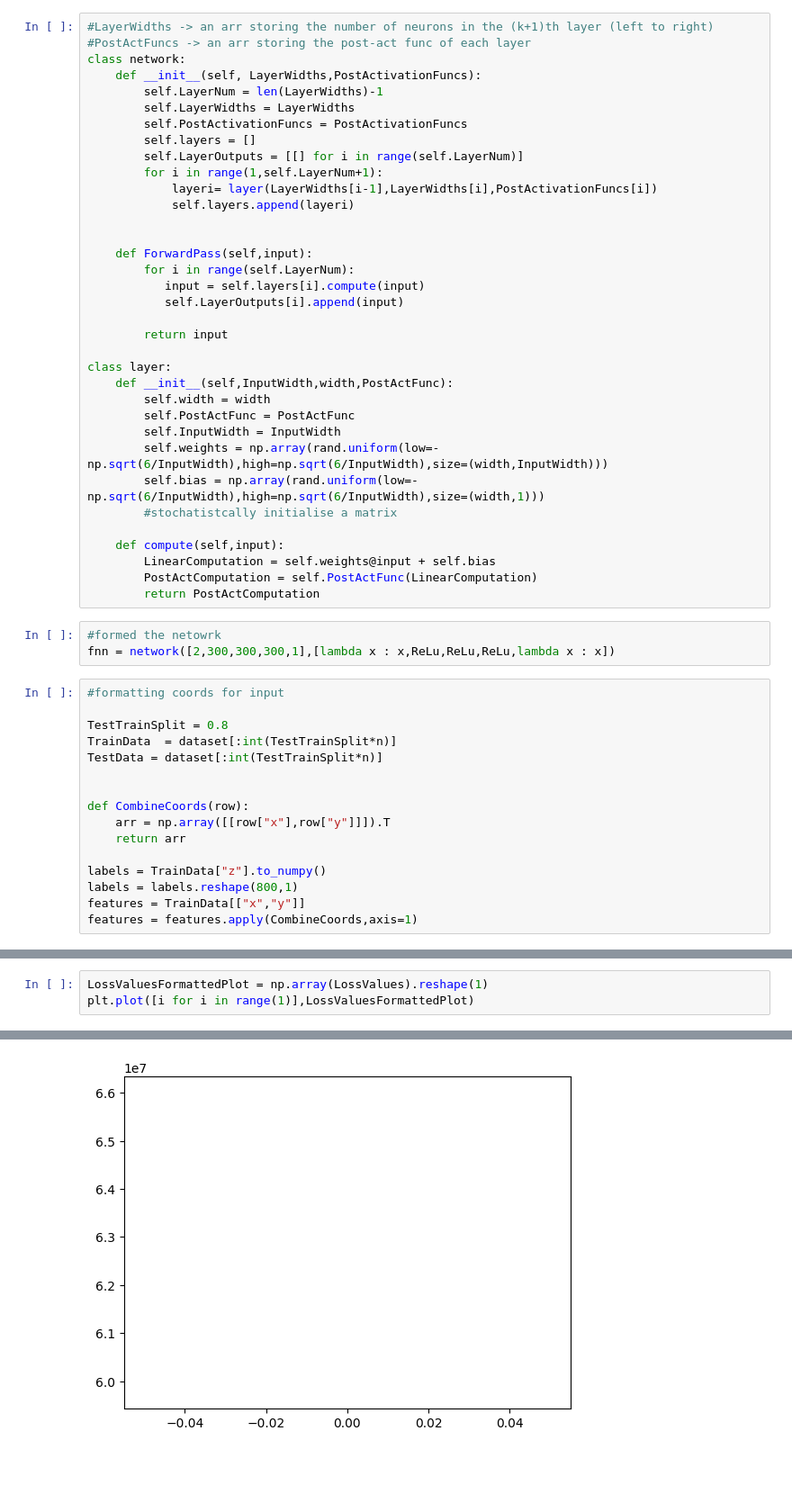
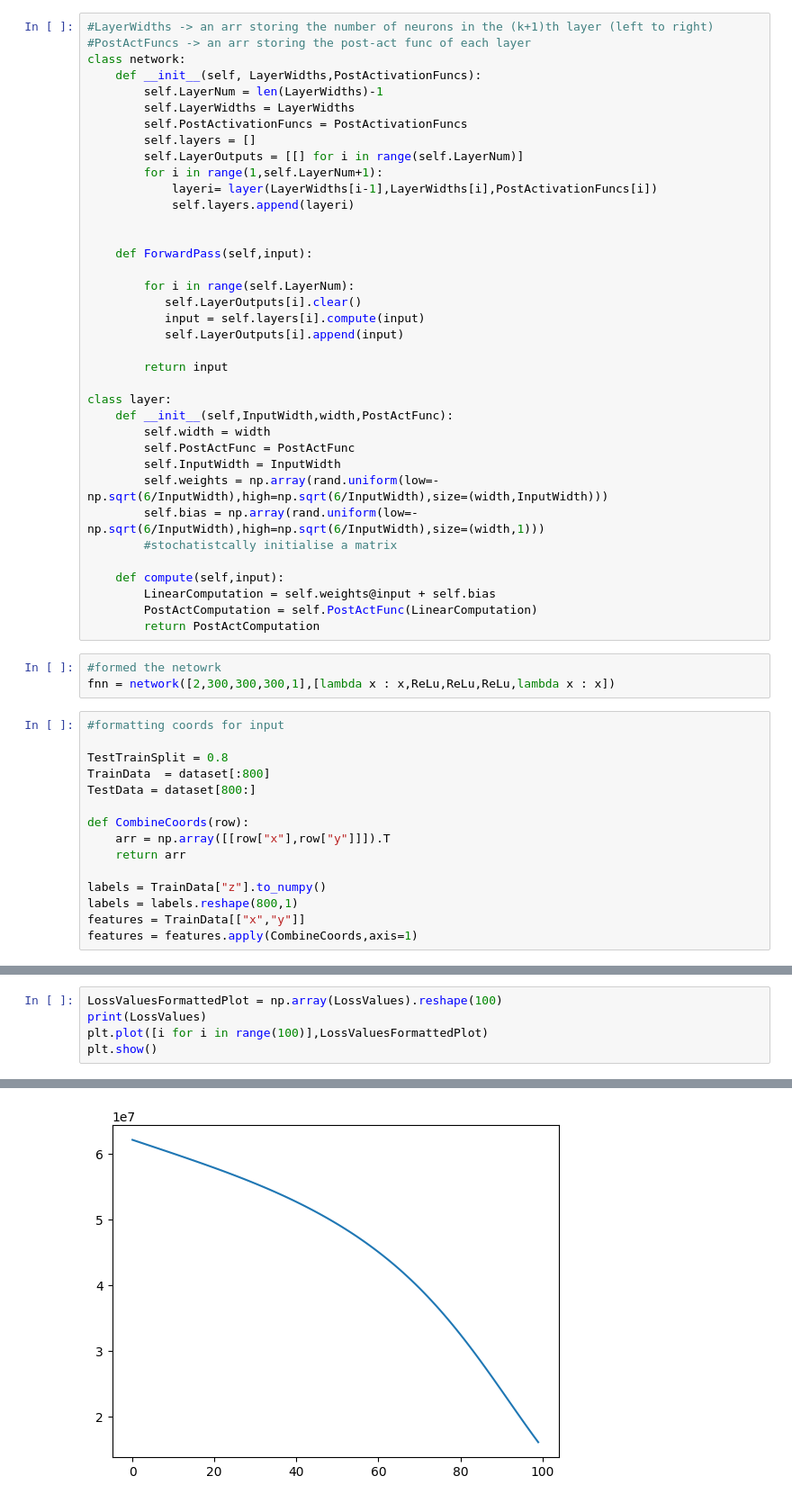
Before and after one commit to Arhy-hub/NeuralNet, a Jupyter notebook: NeuralNet.ipynb, the cells around one changed output, grey strips where cells are left out. Shown at 90% size. Cells and saved outputs as stored; diff of their text form; blank space fills up the shorter version.

```diff
--- a/NeuralNet.ipynb
+++ b/NeuralNet.ipynb
@@ -134,7 +134,9 @@ class network:
 
 
     def ForwardPass(self,input):
+
         for i in range(self.LayerNum):
+           self.LayerOutputs[i].clear()
            input = self.layers[i].compute(input)
            self.LayerOutputs[i].append(input)
 
@@ -160,8 +162,7 @@ fnn = network([2,300,300,300,1],[lambda x : x,ReLu,ReLu,ReLu,lambda x : x])
 #formatting coords for input
 
 TestTrainSplit = 0.8
-TrainData  = dataset[:int(TestTrainSplit*n)]
-TestData = dataset[:int(TestTrainSplit*n)]
-
+TrainData  = dataset[:800]
+TestData = dataset[800:]
 
 def CombineCoords(row):
@@ -359,4 +318,6 @@ invalid value encountered in divide
 # %%
-LossValuesFormattedPlot = np.array(LossValues).reshape(1)
-plt.plot([i for i in range(1)],LossValuesFormattedPlot)
+LossValuesFormattedPlot = np.array(LossValues).reshape(100)
+print(LossValues)
+plt.plot([i for i in range(100)],LossValuesFormattedPlot)
+plt.show()
 # %% [output]
@@ -364 +325 @@ plt.plot([i for i in range(1)],LossValuesFormattedPlot)
-[figure, old version]
+[figure, new version]
```
Also changed, not shown: parts of 4 cells of this notebook.
